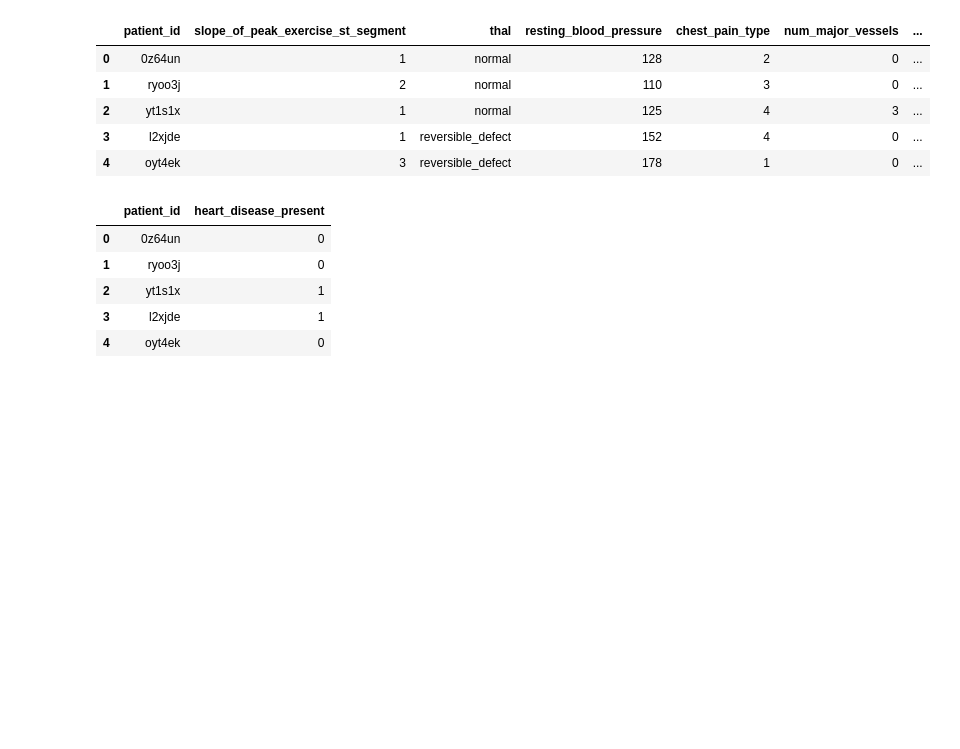
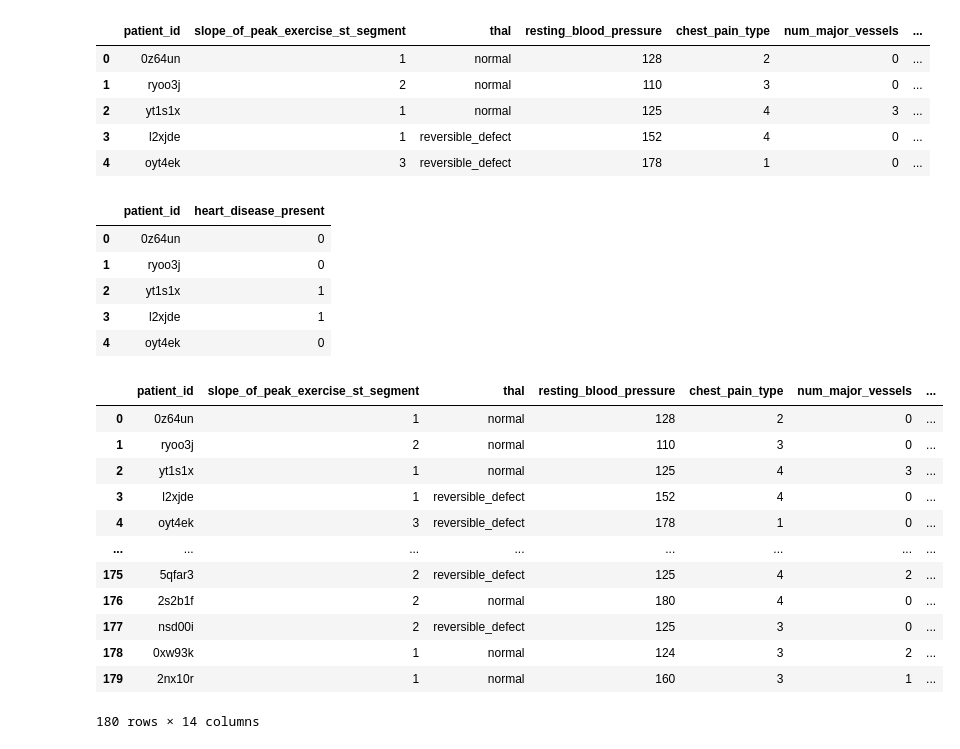
Before and after one commit to 21Ovi/Heart-Disease-Classification, a Jupyter notebook: Heart_Diesease_Prediction.ipynb, the cells around one changed output. Cells and saved outputs as stored; diff of their text form; code cells hidden in the pictures; blank space fills up the shorter version.

```diff
--- a/Heart_Diesease_Prediction.ipynb
+++ b/Heart_Diesease_Prediction.ipynb
@@ -99,3 +150,19 @@ labels.head()
 | 2 | yt1s1x | 1 |
 | 3 | l2xjde | 1 |
 | 4 | oyt4ek | 0 |
+# %%
+values
+# %% [output]
+|  | patient_id | slope_of_peak_exercise_st_segment | thal | resting_blood_pressure | chest_pain_type | num_major_vessels | ... |
+| 0 | 0z64un | 1 | normal | 128 | 2 | 0 | ... |
+| 1 | ryoo3j | 2 | normal | 110 | 3 | 0 | ... |
+| 2 | yt1s1x | 1 | normal | 125 | 4 | 3 | ... |
+| 3 | l2xjde | 1 | reversible_defect | 152 | 4 | 0 | ... |
+| 4 | oyt4ek | 3 | reversible_defect | 178 | 1 | 0 | ... |
+| ... | ... | ... | ... | ... | ... | ... | ... |
+| 175 | 5qfar3 | 2 | reversible_defect | 125 | 4 | 2 | ... |
+| 176 | 2s2b1f | 2 | normal | 180 | 4 | 0 | ... |
+| 177 | nsd00i | 2 | reversible_defect | 125 | 3 | 0 | ... |
+| 178 | 0xw93k | 1 | normal | 124 | 3 | 2 | ... |
+| 179 | 2nx10r | 1 | normal | 160 | 3 | 1 | ... |
+180 rows × 14 columns
```
Also changed, not shown: parts of 3 cells of this notebook.
